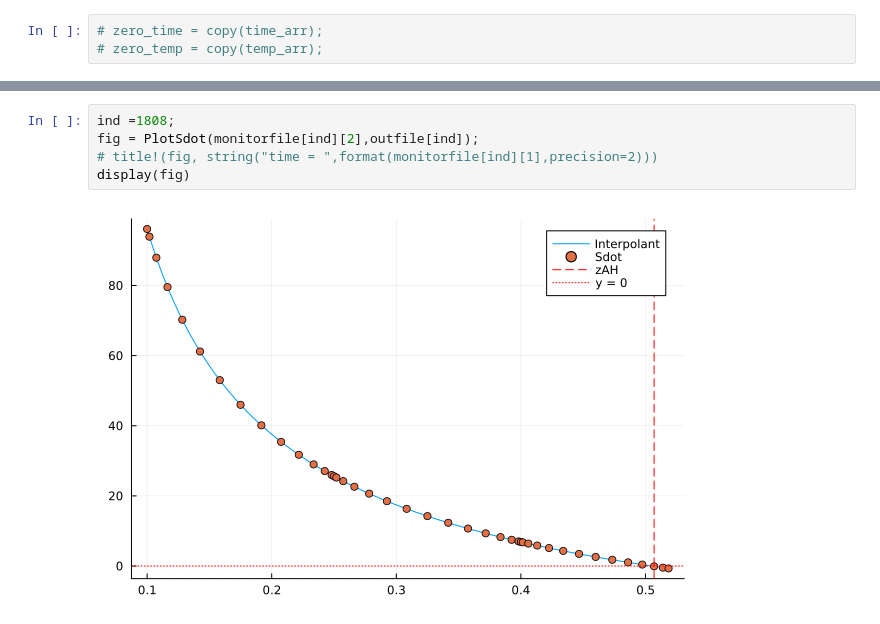
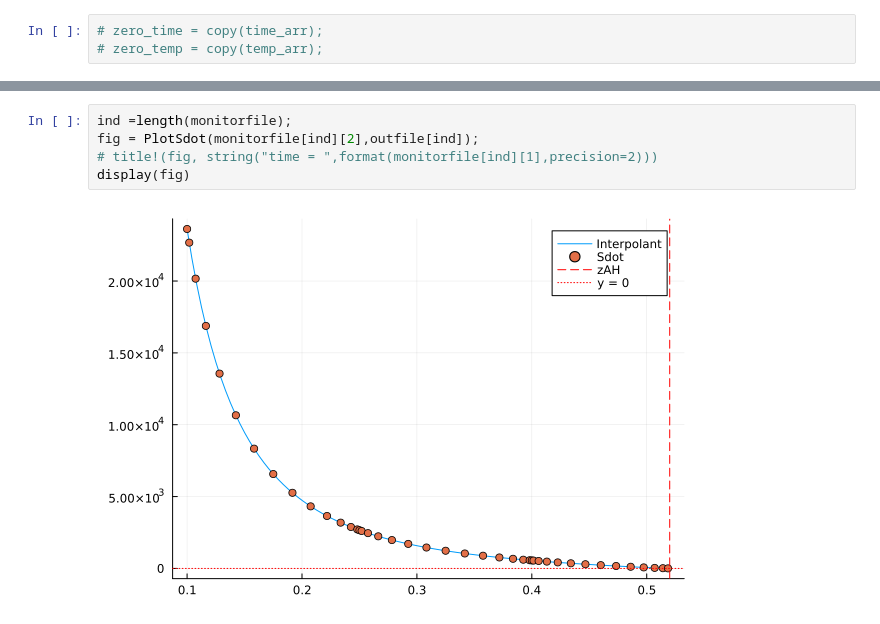
Before and after one commit to JanKozuszek/Reproducing-Dynamic-Holo, a Jupyter notebook: NewRun.ipynb, the cells around one changed output, grey strips where cells are left out. Drawn from its saved outputs; the diff is of its cells as text.

```diff
--- a/NewRun.ipynb
+++ b/NewRun.ipynb
@@ -212,7 +250,7 @@ xticks!(fig, (xtick_vals, xtick_labels))
 # %%
-ind =1808;
+ind =length(monitorfile);
 fig = PlotSdot(monitorfile[ind][2],outfile[ind]);
 # title!(fig, string("time = ",format(monitorfile[ind][1],precision=2)))
 display(fig)
 # %% [output]
-[figure, old version]
+[figure, new version]
```
Also changed, not shown: parts of 26 cells of this notebook, 3 other files.
